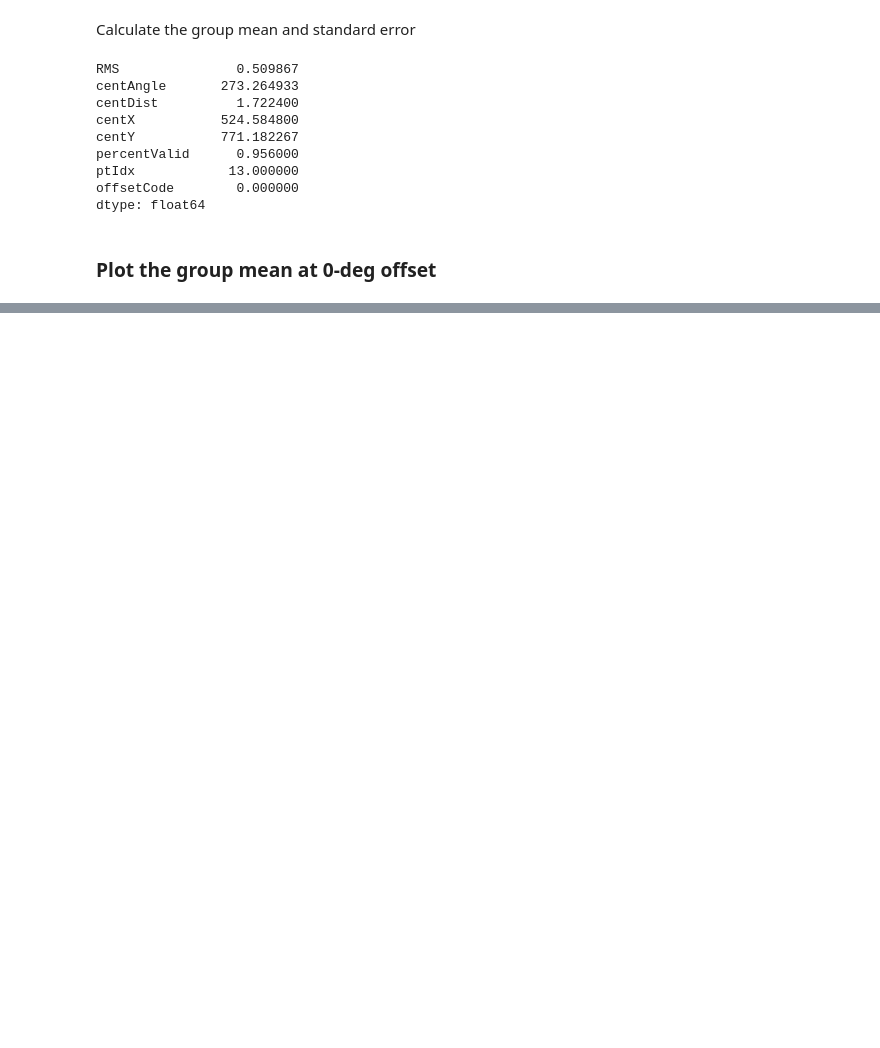
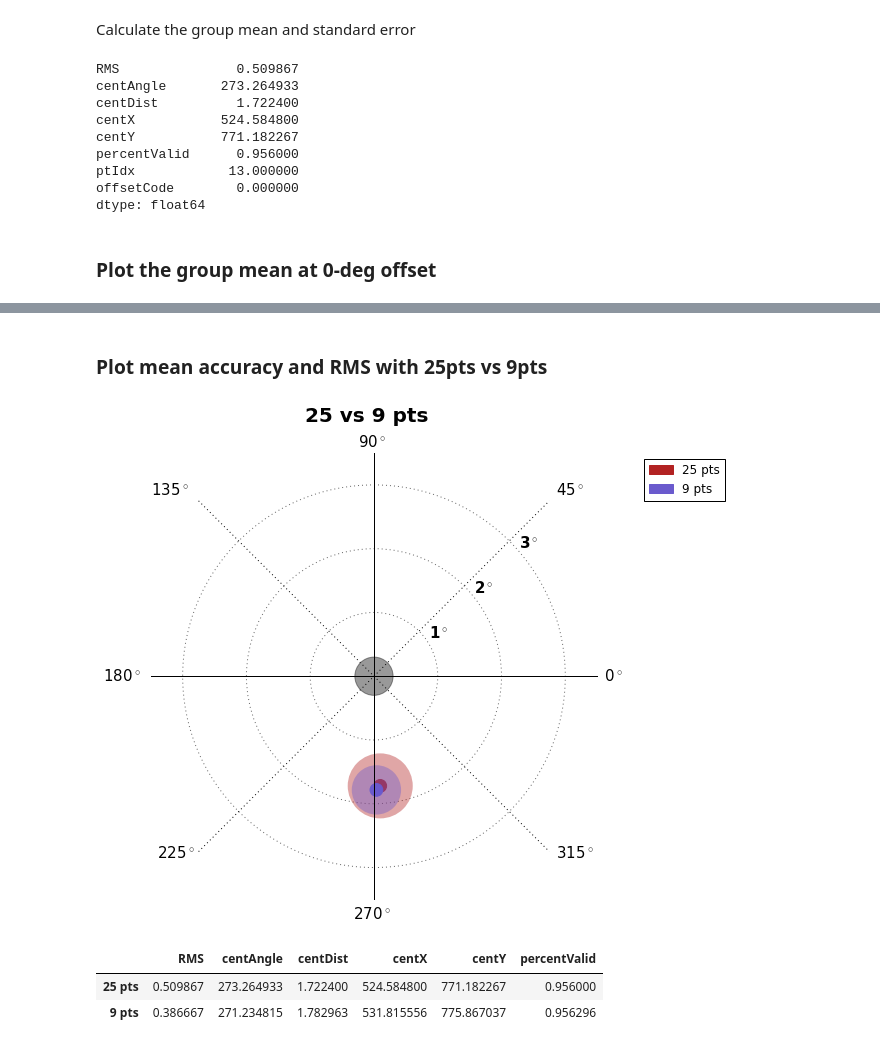
Before and after one commit to jeffmacinnes/glassesCalibration, a Jupyter notebook: analysis/allConds_uniqueSubjs_Analysis.ipynb, the cells around one changed output, grey strips where cells are left out. Cells and saved outputs as stored; diff of their text form; code cells hidden in the pictures; blank space fills up the shorter version.

```diff
--- a/analysis/allConds_uniqueSubjs_Analysis.ipynb
+++ b/analysis/allConds_uniqueSubjs_Analysis.ipynb
@@ -200,0 +249,8 @@ plotCalibration(pts, 'Group Mean')
+# %%
+# create new dataframe from only the pt indices of the 9-calibration pts
+df_0deg_calib25 = df_0deg.copy()
+df_0deg_calib9 = df_0deg_calib25.loc[[x in ptIndices_set9 for x in df_0deg_calib25.ptIdx], :]
+# %%
+# calculate the mean by subject
+subj_mean_calib9 = df_0deg_calib9.groupby('subjCode').mean()
+print subj_mean_calib9
@@ -200,0 +269,4 @@ plotCalibration(pts, 'Group Mean')
+# %%
+# calculate the group mean over all subjects
+group_mean_calib9 = subj_mean_calib9.mean()
+print group_mean_calib9
@@ -200,0 +283,23 @@ plotCalibration(pts, 'Group Mean')
+# %% [markdown]
+### Plot mean accuracy and RMS with 25pts vs 9pts
+# %%
+pts = {'25 pts': {'dist':group_mean.centDist,
+                      'angle': group_mean.centAngle,
+                      'RMS': group_mean.RMS,
+                      'color':'firebrick'},
+      '9 pts': {'dist':group_mean_calib9.centDist,
+                      'angle': group_mean_calib9.centAngle,
+                      'RMS': group_mean_calib9.RMS,
+                      'color':'slateblue'}}
+plotCalibration(pts, '25 vs 9 pts')
+# %% [output]
+[figure, added]
+# %%
+# create a new dataframe with mean results from 25pts vs 9pts; show
+mean_25vs9pts = pd.concat([group_mean.iloc[:-2], group_mean_calib9.iloc[:-2]], axis=1, ignore_index=True).T
+mean_25vs9pts.index = ['25 pts', '9 pts']
+mean_25vs9pts
+# %% [output]
+|  | RMS | centAngle | centDist | centX | centY | percentValid |
+| 25 pts | 0.509867 | 273.264933 | 1.722400 | 524.584800 | 771.182267 | 0.956000 |
+| 9 pts | 0.386667 | 271.234815 | 1.782963 | 531.815556 | 775.867037 | 0.956296 |
```
Also changed, not shown: parts of 15 cells of this notebook.
